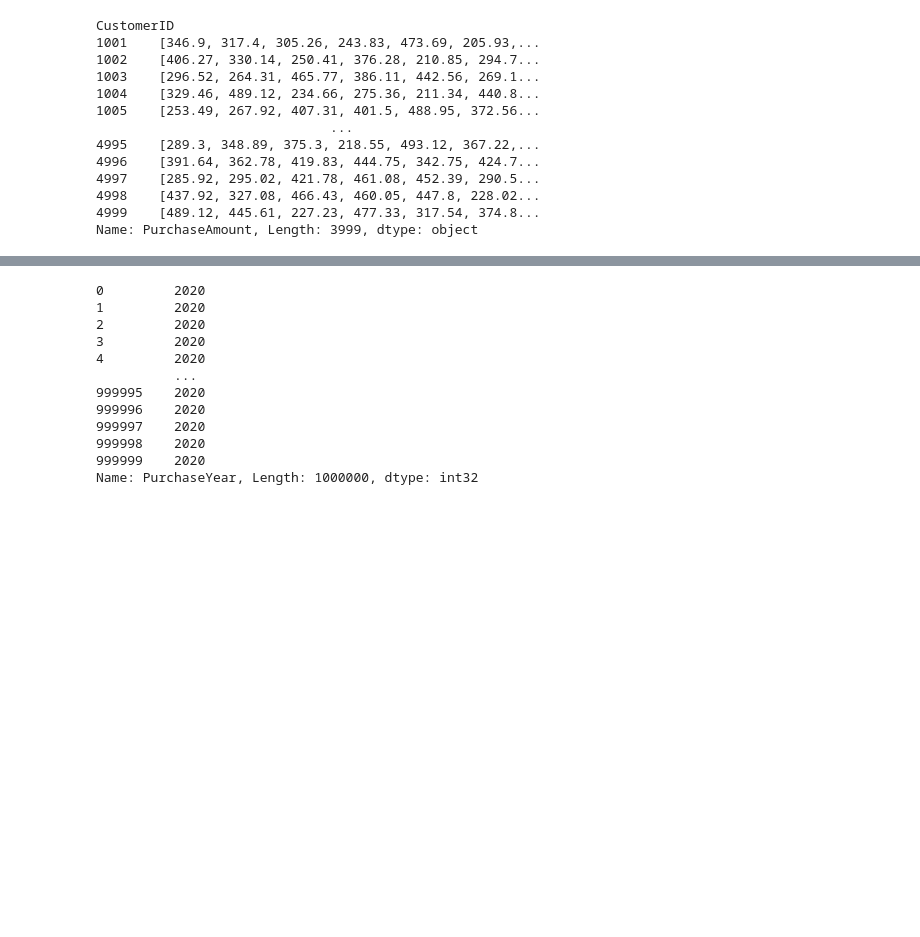
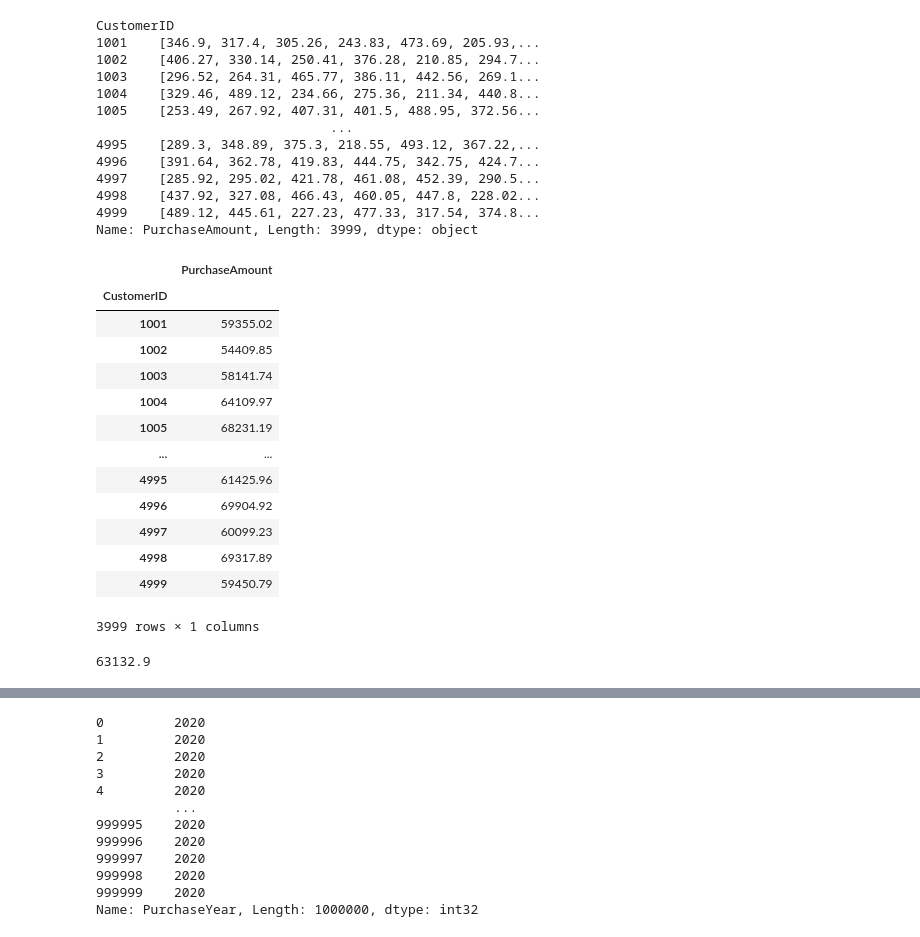
Before and after one commit to priyadarshi2/Data_Science_Internship, a Jupyter notebook: Customer_purchase/customer_purchases.ipynb, the cells around one changed output, grey strips where cells are left out. Saved outputs shown, nothing was run; the diff lists cells and outputs as text; code cells hidden in the pictures; blank space fills up the shorter version.

```diff
--- a/Customer_purchase/customer_purchases.ipynb
+++ b/Customer_purchase/customer_purchases.ipynb
@@ -89,3 +89,28 @@ CustomerID
 4998    [437.92, 327.08, 466.43, 460.05, 447.8, 228.02...
 4999    [489.12, 445.61, 227.23, 477.33, 317.54, 374.8...
 Name: PurchaseAmount, Length: 3999, dtype: object
+# %%
+purchase_by_customer = df.groupby("CustomerID").agg({'PurchaseAmount':'sum'})
+purchase_by_customer
+# %% [output]
+|  | PurchaseAmount |
+| CustomerID |  |
+| 1001 | 59355.02 |
+| 1002 | 54409.85 |
+| 1003 | 58141.74 |
+| 1004 | 64109.97 |
+| 1005 | 68231.19 |
+| ... | ... |
+| 4995 | 61425.96 |
+| 4996 | 69904.92 |
+| 4997 | 60099.23 |
+| 4998 | 69317.89 |
+| 4999 | 59450.79 |
+3999 rows × 1 columns
+# %%
+total_purchase_by_customer = purchase_by_customer["PurchaseAmount"].sum()
+noof_purchase_by_customer = purchase_by_customer["PurchaseAmount"].count()
+average_purchase_by_customer = round(total_purchase_by_customer/noof_purchase_by_customer,2)
+average_purchase_by_customer
+# %% [output]
+63132.9
```
Also changed, not shown: parts of 5 cells of this notebook.
